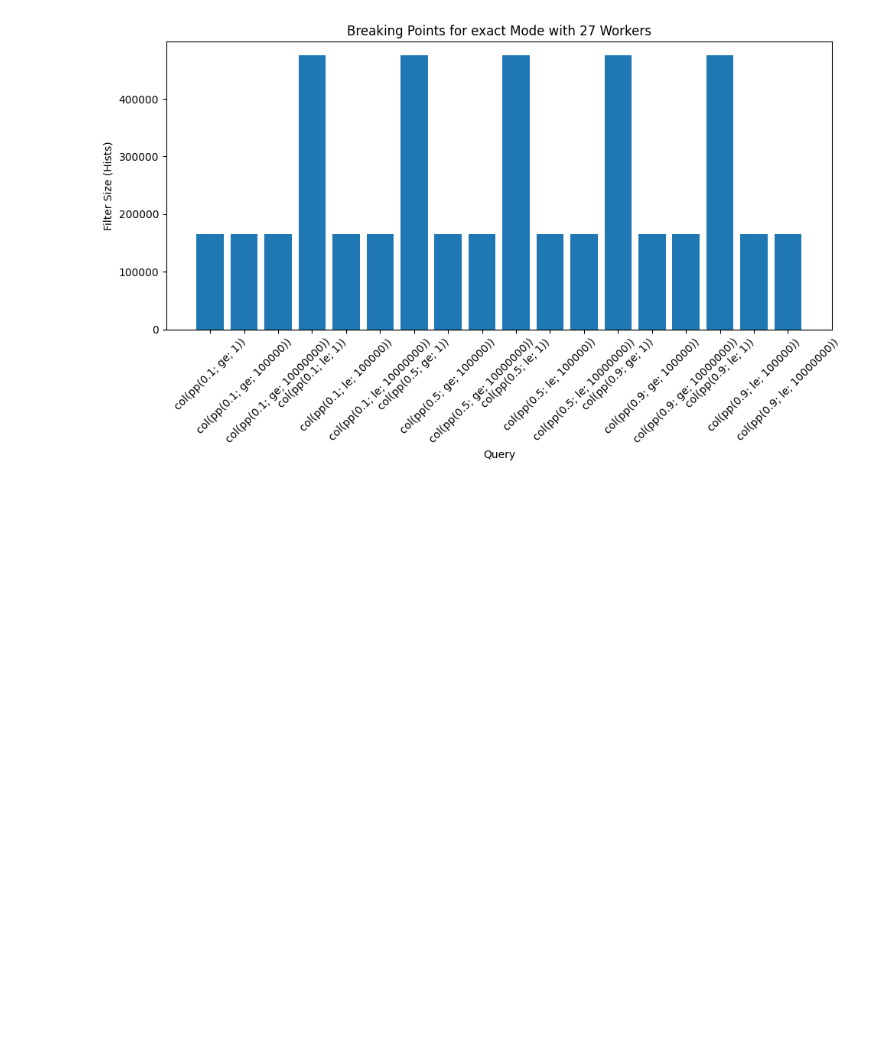
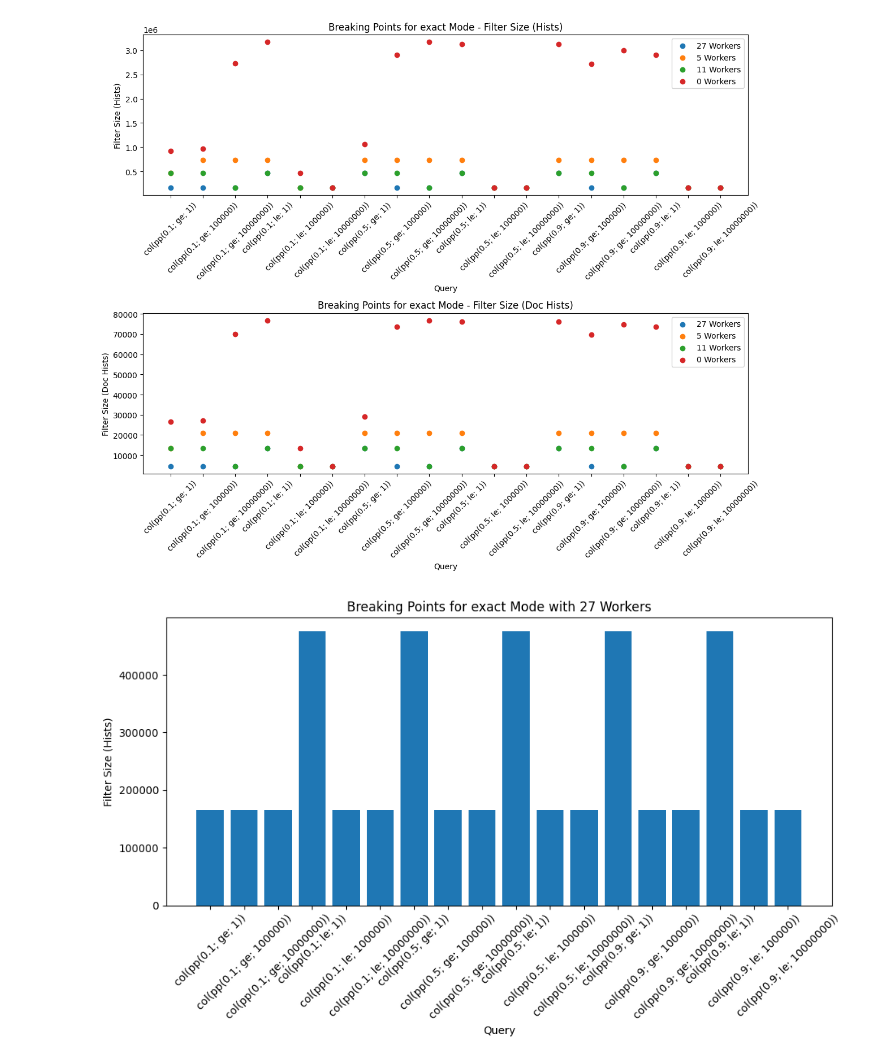
Before and after one commit to leonardgeissler/fainder-demo, a Jupyter notebook: analysis/fainder_filter_breaking_points_tests/analysis.ipynb, the cells around one changed output. Drawn from its saved outputs; the diff is of its cells as text; code cells hidden in the pictures; blank space fills up the shorter version.

Commit message:
update breaking points

```diff
--- a/analysis/fainder_filter_breaking_points_tests/analysis.ipynb
+++ b/analysis/fainder_filter_breaking_points_tests/analysis.ipynb
@@ -23,6 +23,55 @@ df_latest["query"] = df_latest["query"].str.replace(
 )
 
 os.makedirs("figures", exist_ok=True)
+# %%
+# plot breaking points per query per num_workers as points in two plots
+
+fainder_modes = ["exact"]
+
+for fainder_mode in fainder_modes:
+    df_filtered = df_latest[df_latest["fainder_mode"] == fainder_mode]
+
+    # Create a figure with two subplots
+    fig, (ax1, ax2) = plt.subplots(2, 1, figsize=(12, 10))
+
+    for num_workers in df_filtered["num_workers"].unique():
+        df_worker = df_filtered[df_filtered["num_workers"] == num_workers]
+        # Group by query and find the max filter size
+        grouped = df_worker.groupby("query")["filter_size"].max().reset_index()
+        # Plotting points instead of bars
+        ax1.scatter(grouped["query"], grouped["filter_size"], label=f"{num_workers} Workers")
+
+    ax1.set_title(f"Breaking Points for {fainder_mode} Mode - Filter Size (Hists)")
+    ax1.set_ylabel("Filter Size (Hists)")
+    ax1.set_xlabel("Query")
+    ax1.tick_params(axis='x', rotation=45)
+    ax1.legend()
+
+    # Format y-axis with commas
+    ax1.get_yaxis().set_major_formatter(plt.FuncFormatter(lambda x, p: format(int(x), ",")))
+
+    # Only show query in the second graph
+    for num_workers in df_filtered["num_workers"].unique():
+        df_worker = df_filtered[df_filtered["num_workers"] == num_workers]
+        # Group by query and find the max filter size for docs
+        grouped = df_worker.groupby("query")["filter_size_doc"].max().reset_index()
+        # Plotting points instead of bars
+        ax2.scatter(grouped["query"], grouped["filter_size_doc"], label=f"{num_workers} Workers")
+
+    ax2.set_title(f"Breaking Points for {fainder_mode} Mode - Filter Size (Doc Hists)")
+    ax2.set_ylabel("Filter Size (Doc Hists)")
+    ax2.set_xlabel("Query")
+    ax2.tick_params(axis='x', rotation=45)
+    ax2.legend()
+
+    # Format y-axis with commas
+    ax2.get_yaxis().set_major_formatter(plt.FuncFormatter(lambda x, p: format(int(x), ",")))
+
+    plt.tight_layout()
+    plt.savefig(f"figures/breaking_points_{fainder_mode}_combined.png")
+    plt.show()
+# %% [output]
+[figure, added]
 # %%
 # plot breaking points per query per num_workers
 
```
Also changed, not shown: 2 other files.
